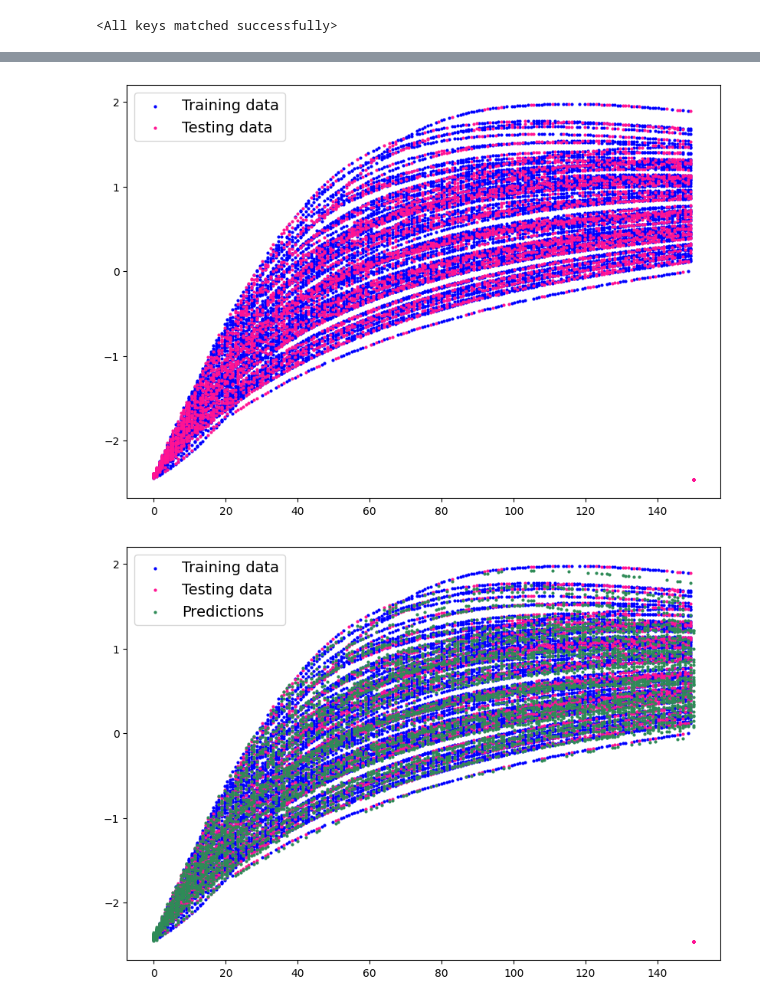
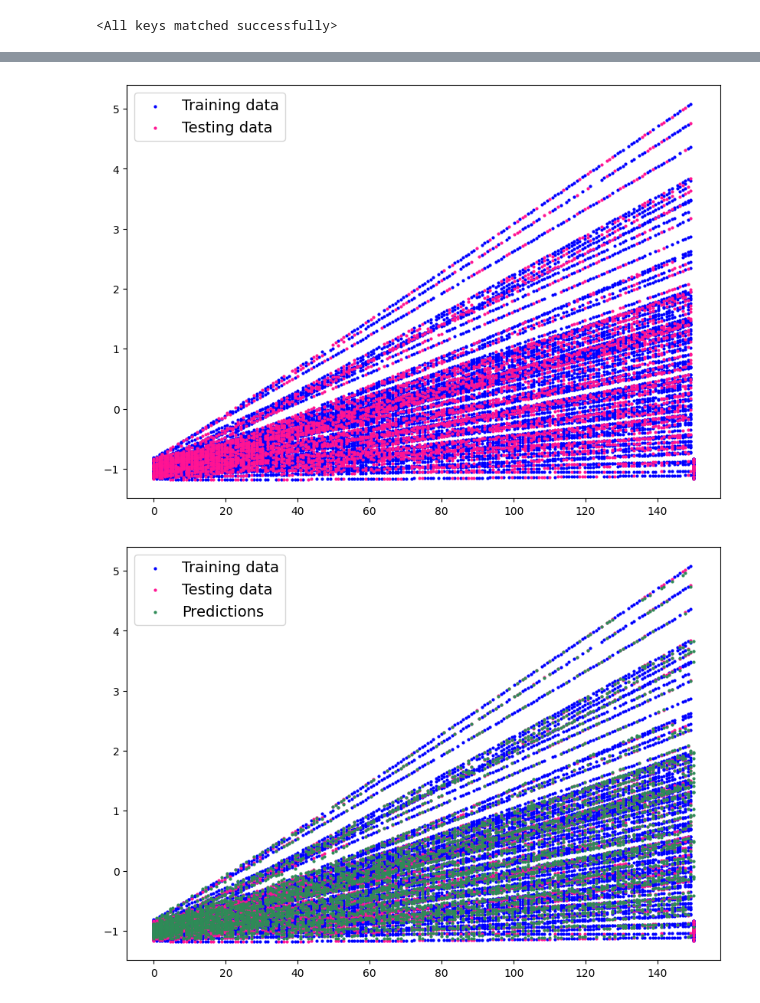
Before and after one commit to swamilikes2code/Python_based_Interactive_Scientific_Visualization, a Jupyter notebook: digital_lab_twin/maddie-nn/NN6.29.ipynb, the cells around one changed output, grey strips where cells are left out. Cells and saved outputs as stored; diff of their text form; code cells hidden in the pictures.

```diff
--- a/digital_lab_twin/maddie-nn/NN6.29.ipynb
+++ b/digital_lab_twin/maddie-nn/NN6.29.ipynb
@@ -89,23 +89,21 @@ y_test = torch.tensor(Y_test, dtype=torch.float)
 # Model
 # %%
 model = nn.Sequential(
-    nn.Linear(6, 50),
+    nn.Linear(6, 18),
     nn.LeakyReLU(),
-    nn.Linear(50, 25),
+    nn.Linear(18, 9),
     nn.LeakyReLU(),
-    nn.Linear(25,12)
-    nn.LeakyReLU(),
-    nn.Linear(12, 3)
+    nn.Linear(9, 3)
 )
 #loss/optimizer
-loss_fn = nn.MSELoss() #Mean Squared Error
-optimizer = optim.Adam(model.parameters(), lr=0.0005)
+loss_fn =  nn.L1Loss() #Mean Squared Error
+optimizer = optim.Adam(model.parameters(), lr=0.0001)
 # %% [markdown]
 # Model
 # %%
 # training parameters
 n_epochs = 100   # number of epochs to run
-batch_size = 500  # size of each batch
+batch_size = 100  # size of each batch
 batch_start = torch.arange(0, len(X_train), batch_size)
 
 # Hold the best model
@@ -171,40 +169,40 @@ RMSE: 0.21
 # %%
 #quick visual just to see our data
 def plot_predictions(train_data=XTrainTime,
-                     train_labels=y_train[:, 2],
+                     train_labels=y_train[:, 1],
                      test_data=XTestTime,
-                     test_labels=y_test[:, 2],
+                     test_labels=y_test[:, 1],
                      predictions=None):
   """
   Plots training data, test data and compares predictions.
   """
   plt.figure(figsize=(10, 7)) #create the base of our figure, figsize feeds in width/height in inches
 
   # Plot training data in blue
   plt.scatter(train_data, train_labels, c="b", s=4, label="Training data") #c for color, s for size.
 
   # Plot test data in green
   plt.scatter(test_data, test_labels, c="deeppink", s=4, label="Testing data")
 
   if predictions is not None:
     # Plot the predictions in red (predictions were made on the test data)
     plt.scatter(test_data, predictions, c="seagreen", s=4, label="Predictions")
 
   # Show the legend
   plt.legend(prop={"size": 14});
 
 plot_predictions();
 # 1. Set the model in evaluation mode
 model.eval()
 
 # 2. Setup the inference mode context manager
 with torch.inference_mode():
   # 3. Make sure the calculations are done with the model and data on the same device
   y_preds = model(X_test)
 y_preds
-plot_predictions(predictions= torch.Tensor.cpu(y_preds[:, 2])) # gotta make sure that the model is on the cpu for this to work--this'll do nothing if already on cpu
+plot_predictions(predictions= torch.Tensor.cpu(y_preds[:, 1])) # gotta make sure that the model is on the cpu for this to work--this'll do nothing if already on cpu
 # %% [output]
-[figure, old version]
+[figure, new version]
-[figure, old version]
+[figure, new version]
 # %%
 torch.save(model, 'models/model.pt')
```
Also changed, not shown: parts of 1 cell of this notebook, 7 other files.
